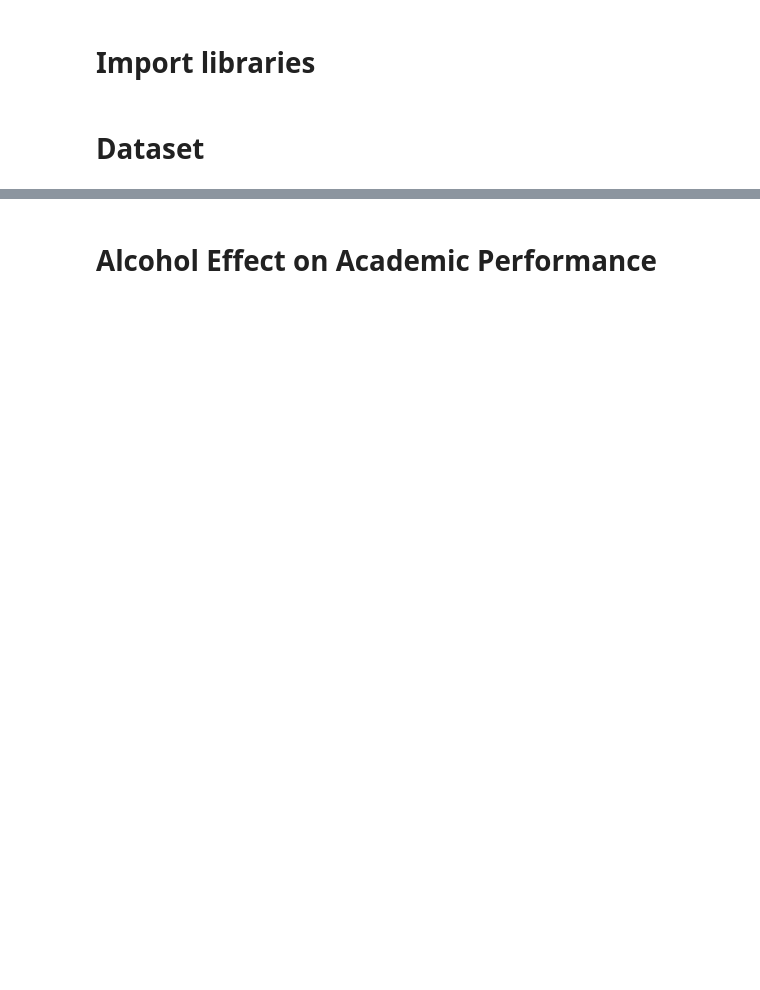
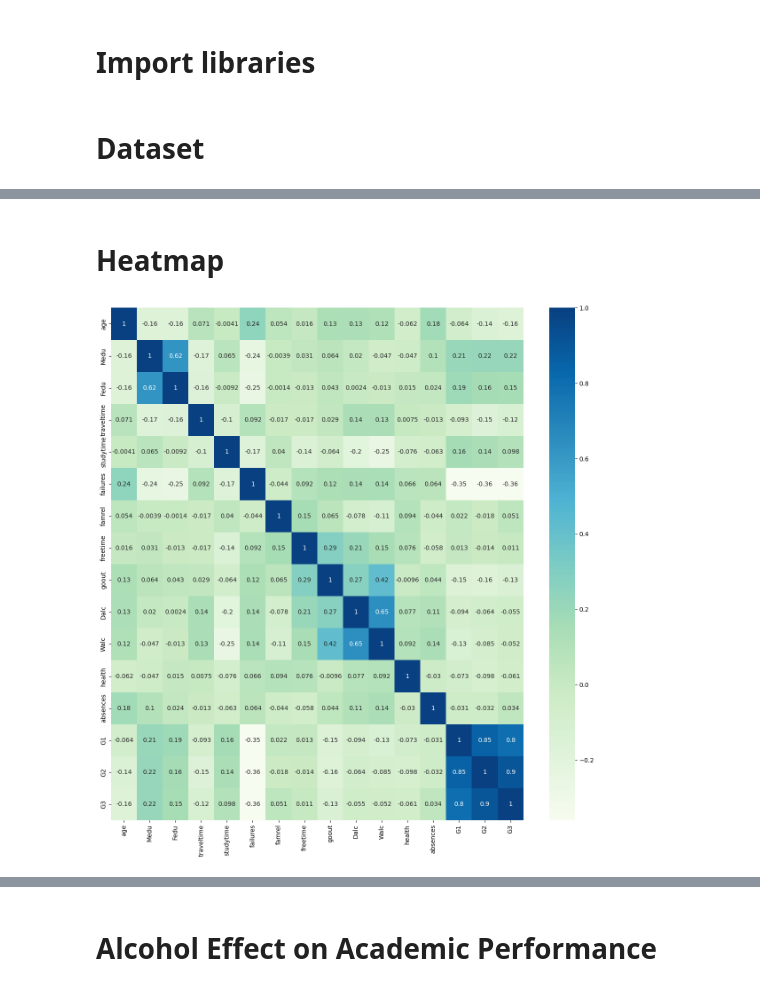
Before and after one commit to KeterWen/22FALL_ECE143_GROUP13, a Jupyter notebook: ECE143_visualization.ipynb, the cells around one changed output, grey strips where cells are left out. Cells and saved outputs as stored; diff of their text form; code cells hidden in the pictures; blank space fills up the shorter version.

```diff
--- a/ECE143_visualization.ipynb
+++ b/ECE143_visualization.ipynb
@@ -16,0 +75,6 @@ warnings.filterwarnings('ignore')
+# %% [markdown]
+# Heatmap
+# %%
+plot_utils.plot_heatmap(df_maths, save_path='./plot/maths_heatmap.png', show=True)
+# %% [output]
+[figure, added]
```
Also changed, not shown: parts of 9 cells of this notebook, 5 other files.
